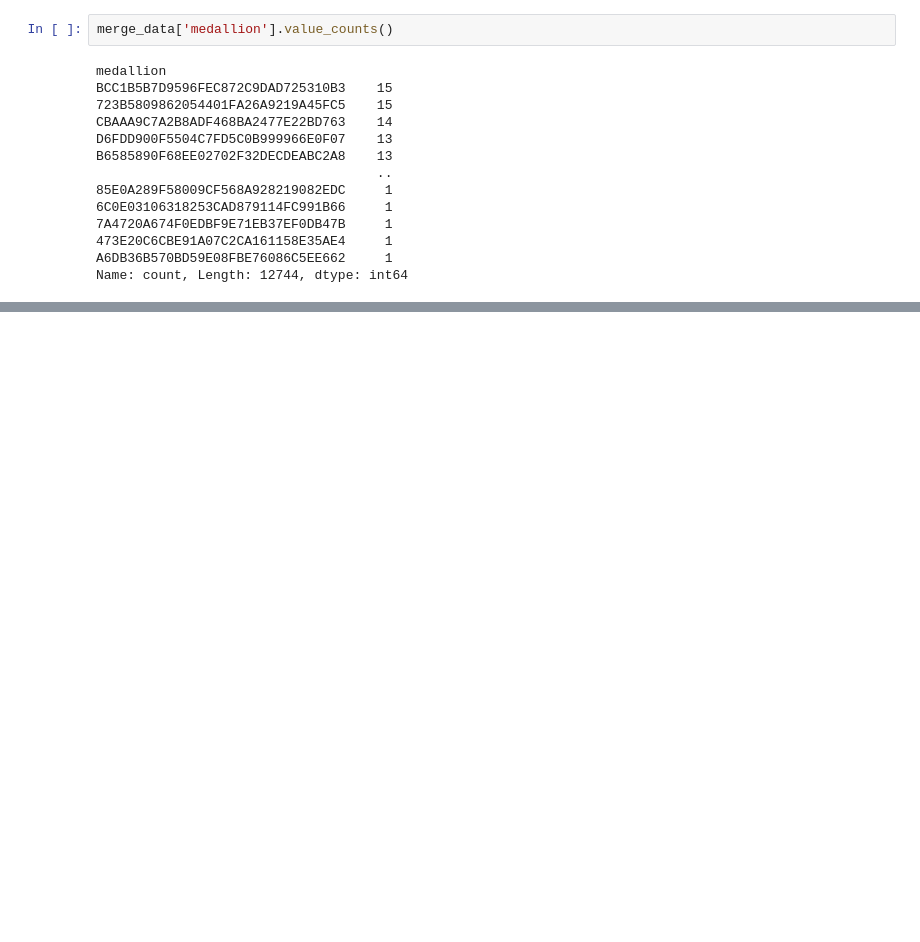
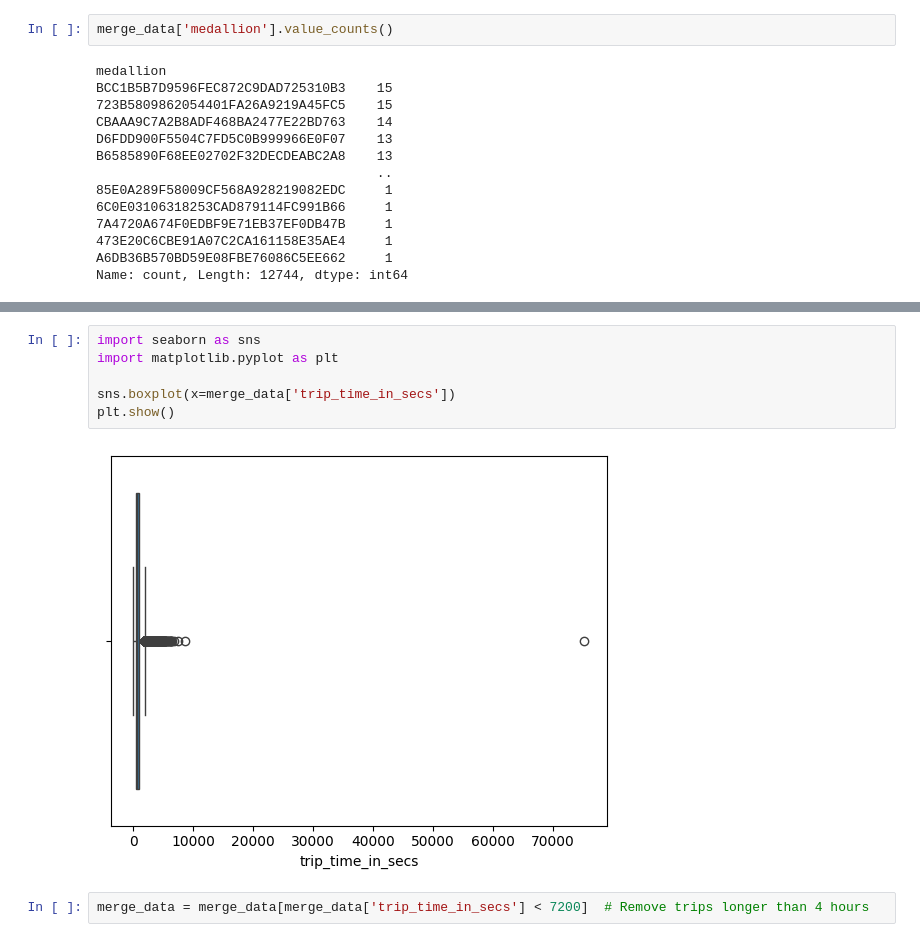
Before and after one commit to Ilyasuuu/ML_Projects, a Jupyter notebook: Predicting_taxi_fares/Predicting_taxi_fares.ipynb, the cells around one changed output, grey strips where cells are left out. Drawn from its saved outputs; the diff is of its cells as text; blank space fills up the shorter version.

Commit message:
cleaning tha data: recude trip  time to 2 hours and fares

```diff
--- a/Predicting_taxi_fares/Predicting_taxi_fares.ipynb
+++ b/Predicting_taxi_fares/Predicting_taxi_fares.ipynb
@@ -68,0 +95,10 @@ Name: count, Length: 12744, dtype: int64
+# %%
+import seaborn as sns
+import matplotlib.pyplot as plt
+
+sns.boxplot(x=merge_data['trip_time_in_secs'])
+plt.show()
+# %% [output]
+[figure, added]
+# %%
+merge_data = merge_data[merge_data['trip_time_in_secs'] < 7200]  # Remove trips longer than 4 hours
```
Also changed, not shown: parts of 4 cells of this notebook.
